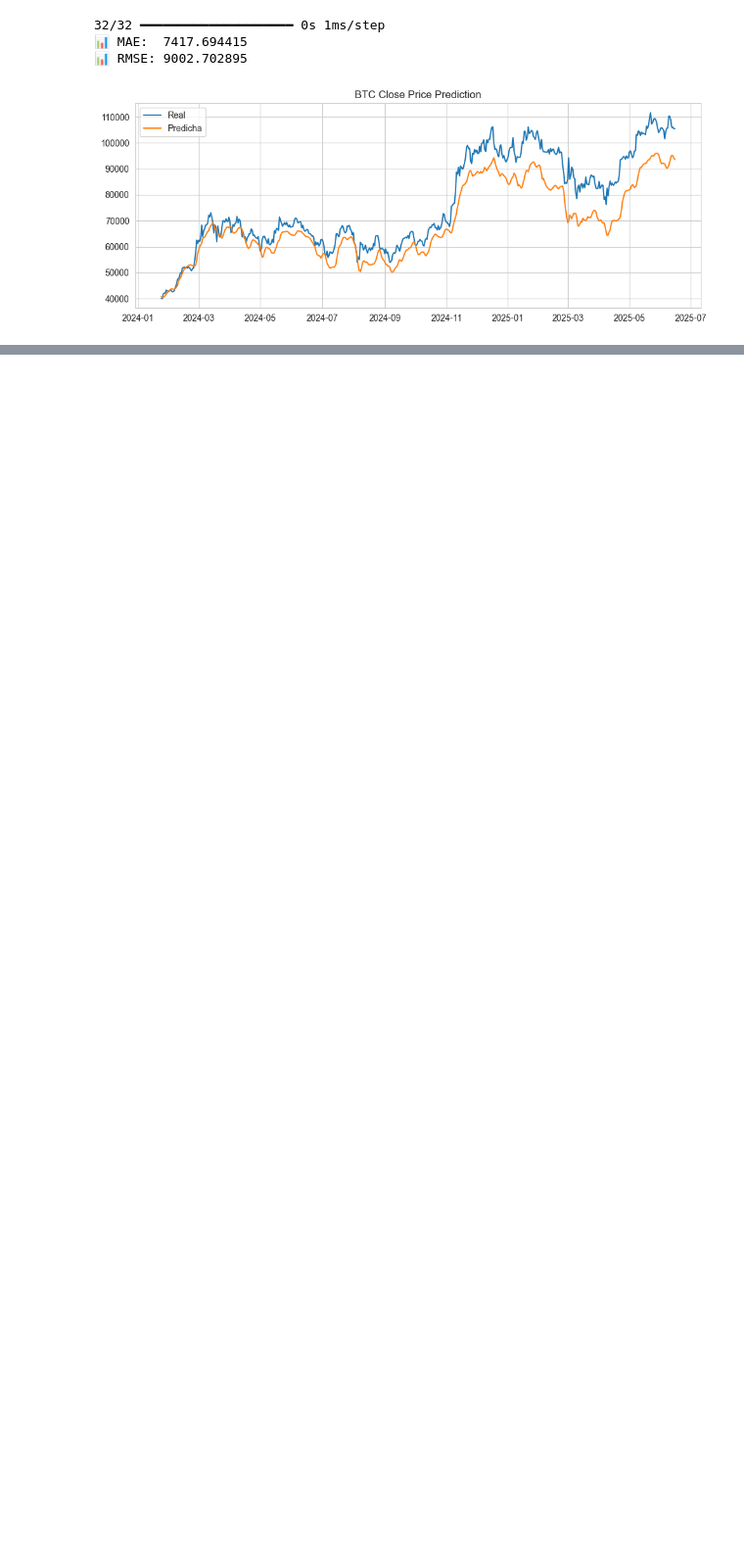
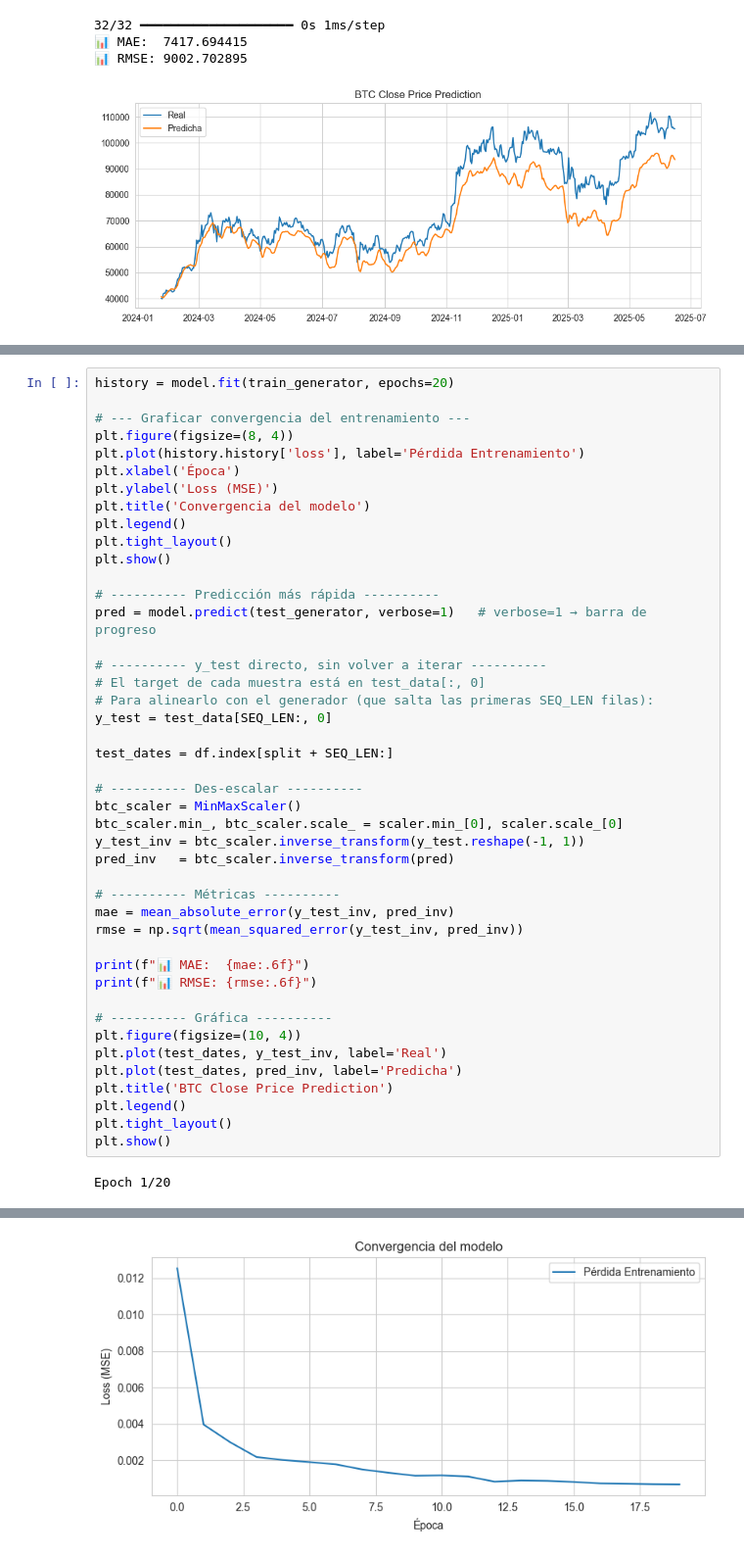
Before and after one commit to claudiobarril/tp_ast1_19co2024, a Jupyter notebook: notebooks/4_train_model_lstm.ipynb, the cells around one changed output, grey strips where cells are left out. Shown at 98% size. Drawn from its saved outputs; the diff is of its cells as text; blank space fills up the shorter version.

```diff
--- a/notebooks/4_train_model_lstm.ipynb
+++ b/notebooks/4_train_model_lstm.ipynb
@@ -134,0 +161,46 @@ plt.show()
+# %%
+history = model.fit(train_generator, epochs=20)
+
+# --- Graficar convergencia del entrenamiento ---
+plt.figure(figsize=(8, 4))
+plt.plot(history.history['loss'], label='Pérdida Entrenamiento')
+plt.xlabel('Época')
+plt.ylabel('Loss (MSE)')
+plt.title('Convergencia del modelo')
+plt.legend()
+plt.tight_layout()
+plt.show()
+
+# ---------- Predicción más rápida ----------
+pred = model.predict(test_generator, verbose=1)   # verbose=1 → barra de progreso
+
+# ---------- y_test directo, sin volver a iterar ----------
+# El target de cada muestra está en test_data[:, 0]
+# Para alinearlo con el generador (que salta las primeras SEQ_LEN filas):
+y_test = test_data[SEQ_LEN:, 0]
+
+test_dates = df.index[split + SEQ_LEN:]
+
+# ---------- Des‑escalar ----------
+btc_scaler = MinMaxScaler()
+btc_scaler.min_, btc_scaler.scale_ = scaler.min_[0], scaler.scale_[0]
+y_test_inv = btc_scaler.inverse_transform(y_test.reshape(-1, 1))
+pred_inv   = btc_scaler.inverse_transform(pred)
+
+# ---------- Métricas ----------
+mae = mean_absolute_error(y_test_inv, pred_inv)
+rmse = np.sqrt(mean_squared_error(y_test_inv, pred_inv))
+
+print(f"📊 MAE:  {mae:.6f}")
+print(f"📊 RMSE: {rmse:.6f}")
+
+# ---------- Gráfica ----------
+plt.figure(figsize=(10, 4))
+plt.plot(test_dates, y_test_inv, label='Real')
+plt.plot(test_dates, pred_inv, label='Predicha')
+plt.title('BTC Close Price Prediction')
+plt.legend()
+plt.tight_layout()
+plt.show()
+# %% [output]
+Epoch 1/20
@@ -134,0 +224 @@ plt.show()
+[figure, added]
```
Also changed, not shown: parts of 3 cells of this notebook, 2 other files.
